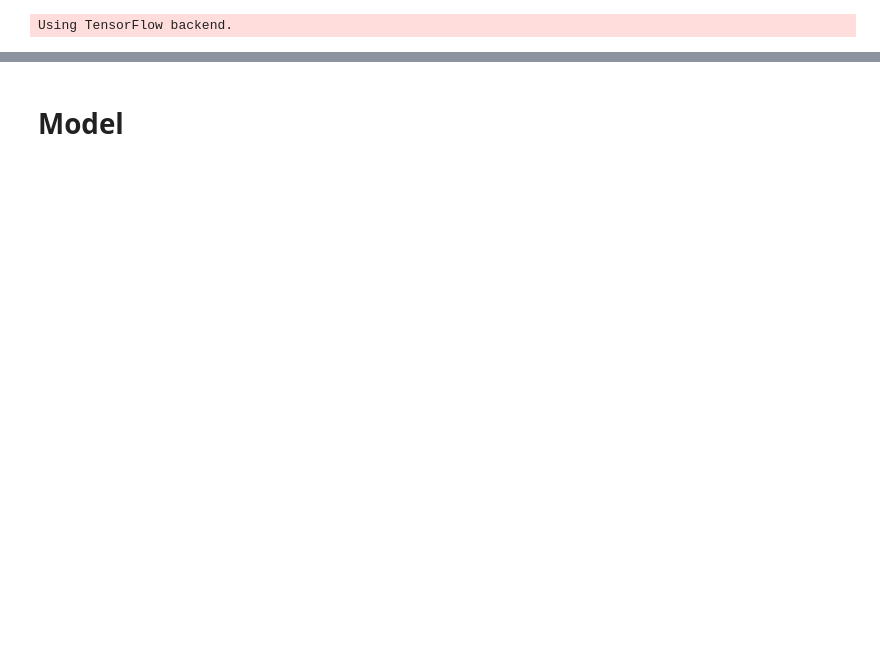
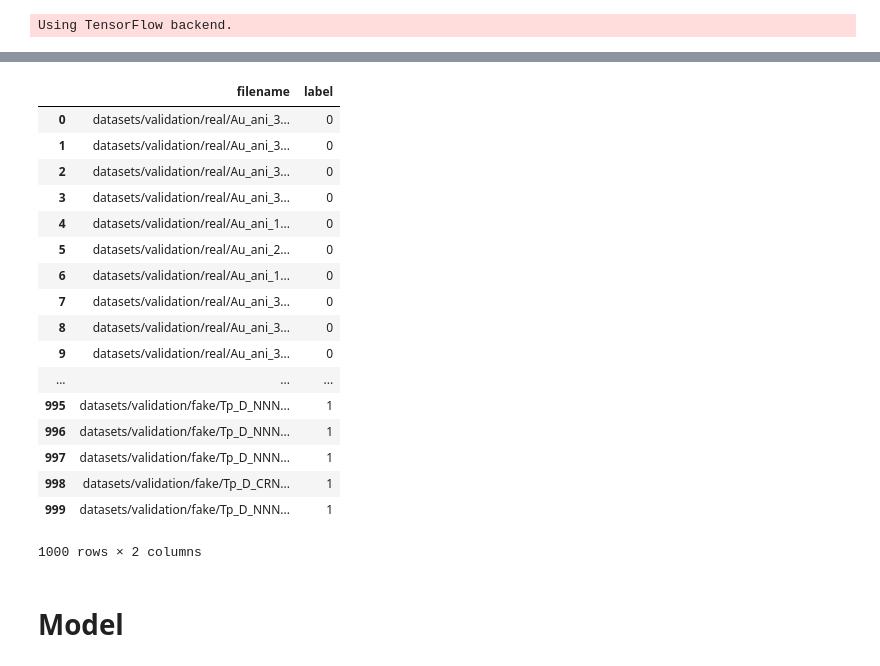
Before and after one commit to agusgun/FakeImageDetector, a Jupyter notebook: Fake Image Detector - ELA - Image Data Generator.ipynb, the cells around one changed output, grey strips where cells are left out. Drawn from its saved outputs; the diff is of its cells as text; code cells hidden in the pictures; blank space fills up the shorter version.

```diff
--- a/Fake Image Detector - ELA - Image Data Generator.ipynb
+++ b/Fake Image Detector - ELA - Image Data Generator.ipynb
@@ -83,0 +121,22 @@ def generate_arrays_from_file(path):
+# %%
+df_validation = pd.read_csv('datasets/test_dataset.csv')
+df_validation
+# %% [output]
+|  | filename | label |
+| 0 | datasets/validation/real/Au_ani_3... | 0 |
+| 1 | datasets/validation/real/Au_ani_3... | 0 |
+| 2 | datasets/validation/real/Au_ani_3... | 0 |
+| 3 | datasets/validation/real/Au_ani_3... | 0 |
+| 4 | datasets/validation/real/Au_ani_1... | 0 |
+| 5 | datasets/validation/real/Au_ani_2... | 0 |
+| 6 | datasets/validation/real/Au_ani_1... | 0 |
+| 7 | datasets/validation/real/Au_ani_3... | 0 |
+| 8 | datasets/validation/real/Au_ani_3... | 0 |
+| 9 | datasets/validation/real/Au_ani_3... | 0 |
+| ... | ... | ... |
+| 995 | datasets/validation/fake/Tp_D_NNN... | 1 |
+| 996 | datasets/validation/fake/Tp_D_NNN... | 1 |
+| 997 | datasets/validation/fake/Tp_D_NNN... | 1 |
+| 998 | datasets/validation/fake/Tp_D_CRN... | 1 |
+| 999 | datasets/validation/fake/Tp_D_NNN... | 1 |
+1000 rows × 2 columns
```
Also changed, not shown: parts of 15 cells of this notebook, 5 other files.
